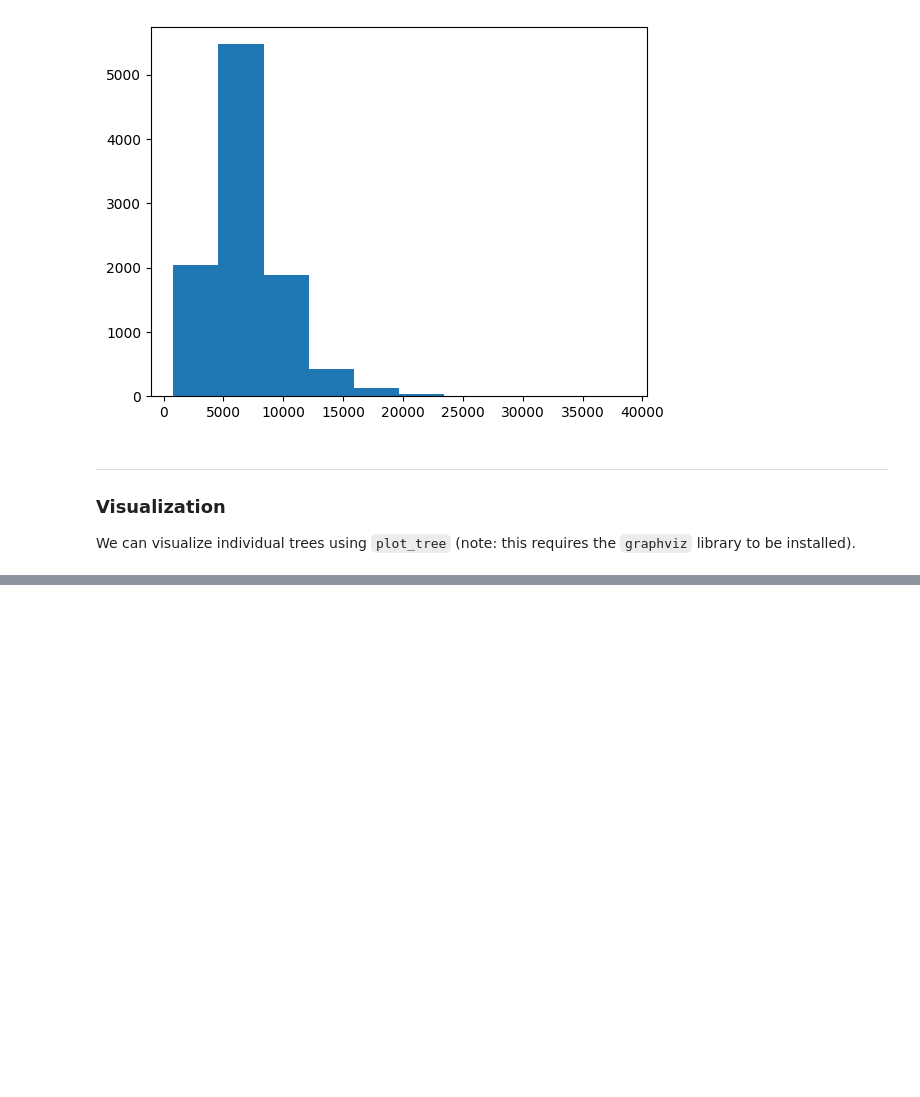
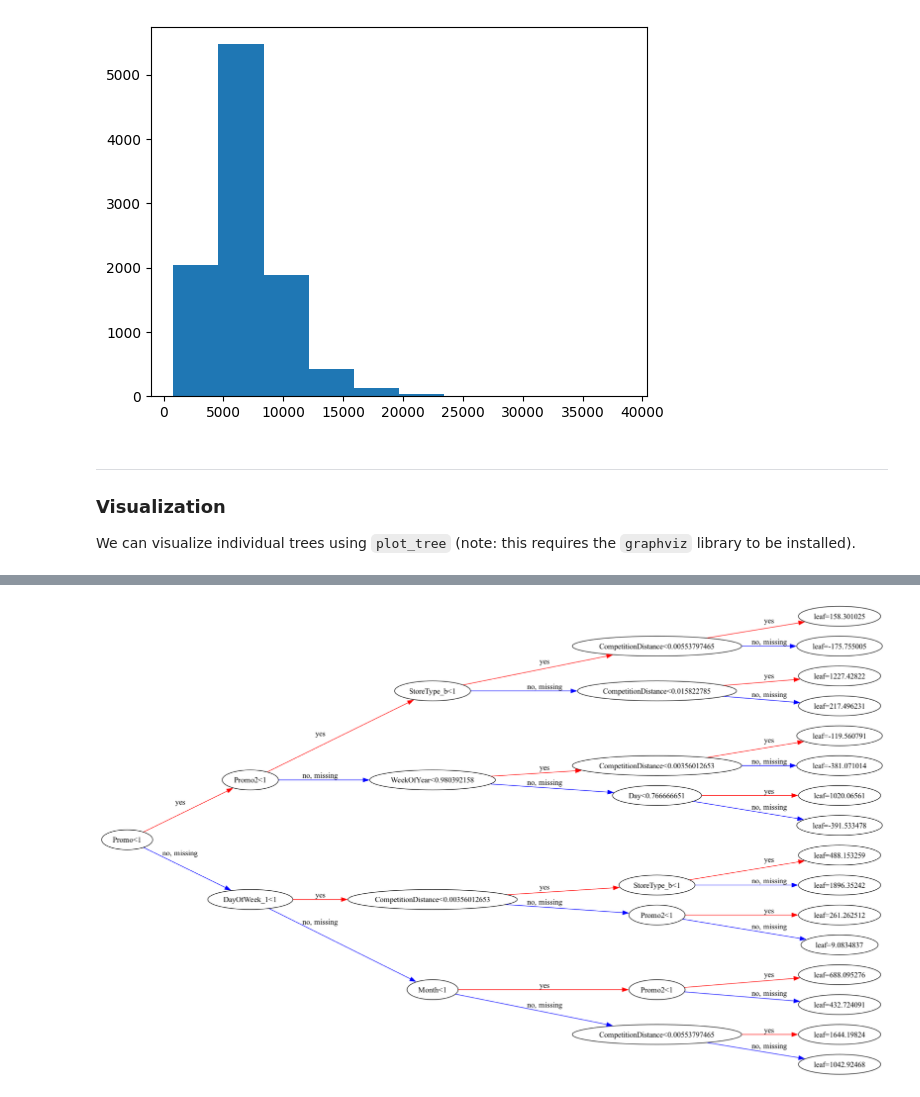
Before and after one commit to McLight-Note/AI-self-study, a Jupyter notebook: Project_12_Repeating/GradientBoosting/file.ipynb, the cells around one changed output, grey strips where cells are left out. Cells and saved outputs as stored; diff of their text form; code cells hidden in the pictures; blank space fills up the shorter version.

```diff
--- a/Project_12_Repeating/GradientBoosting/file.ipynb
+++ b/Project_12_Repeating/GradientBoosting/file.ipynb
@@ -655,0 +655,4 @@ ExecutableNotFound: failed to execute PosixPath('dot'), make sure the Graphviz e
+# %%
+plot_tree(model, rankdir='LR', num_trees=1);
+# %% [output]
+[figure, added]
```
Also changed, not shown: parts of 9 cells of this notebook.
